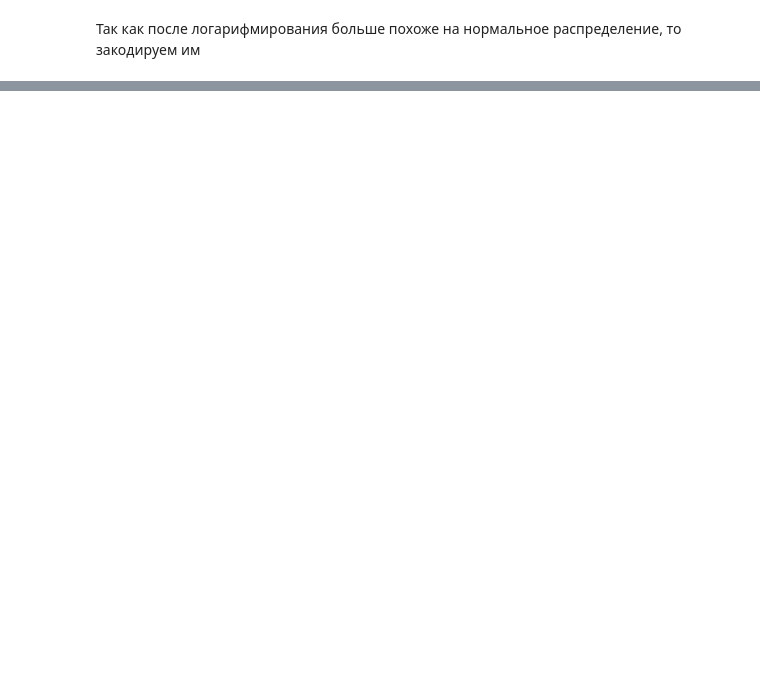
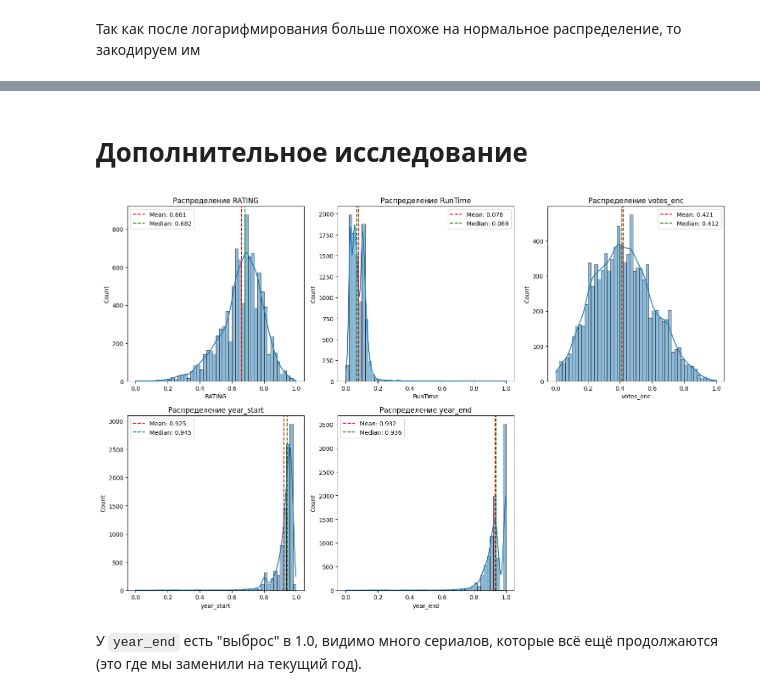
Before and after one commit to mishandri/machine-learning, a Jupyter notebook: 01. Подготовка датасета к ML/01_kaggle.ipynb, the cells around one changed output, grey strips where cells are left out. Cells and saved outputs as stored; diff of their text form; code cells hidden in the pictures; blank space fills up the shorter version.

Commit message:
Добавил MinMaxScaler для числовых значений

```diff
--- a/01. Подготовка датасета к ML/01_kaggle.ipynb
+++ b/01. Подготовка датасета к ML/01_kaggle.ipynb
@@ -582,0 +652,3 @@ memory usage: 2.6 MB
+# %%
+df.dropna(subset=['votes_enc'], inplace=True)
+df.info()
@@ -582,0 +675,9 @@ memory usage: 2.6 MB
+# %%
+columns_to_scale = ['RATING', 'RunTime', 'votes_enc', 'year_start', 'year_end']
+
+scaler = MinMaxScaler()
+
+df[columns_to_scale] = scaler.fit_transform(df[columns_to_scale])
+
+print("После масштабирования:")
+print(df[columns_to_scale].describe())
@@ -582,0 +695,23 @@ memory usage: 2.6 MB
+# %% [markdown]
+# Дополнительное исследование
+# %%
+fig, axes = plt.subplots(2, 3, figsize=(15, 10))
+axes = axes.ravel()
+
+columns = ['RATING', 'RunTime', 'votes_enc', 'year_start', 'year_end']
+
+for i, col in enumerate(columns):
+    sns.histplot(df[col], bins=50, ax=axes[i], kde=True)
+    axes[i].set_title(f'Распределение {col}')
+    axes[i].axvline(df[col].mean(), color='red', linestyle='--', label=f'Mean: {df[col].mean():.3f}')
+    axes[i].axvline(df[col].median(), color='green', linestyle='--', label=f'Median: {df[col].median():.3f}')
+    axes[i].legend()
+
+# Удаляем пустой подграфик
+axes[5].remove()
+plt.tight_layout()
+plt.show()
+# %% [output]
+[figure, added]
+# %% [markdown]
+У `year_end` есть "выброс" в 1.0, видимо много сериалов, которые всё ещё продолжаются (это где мы заменили на текущий год).
```
Also changed, not shown: parts of 33 cells of this notebook.
